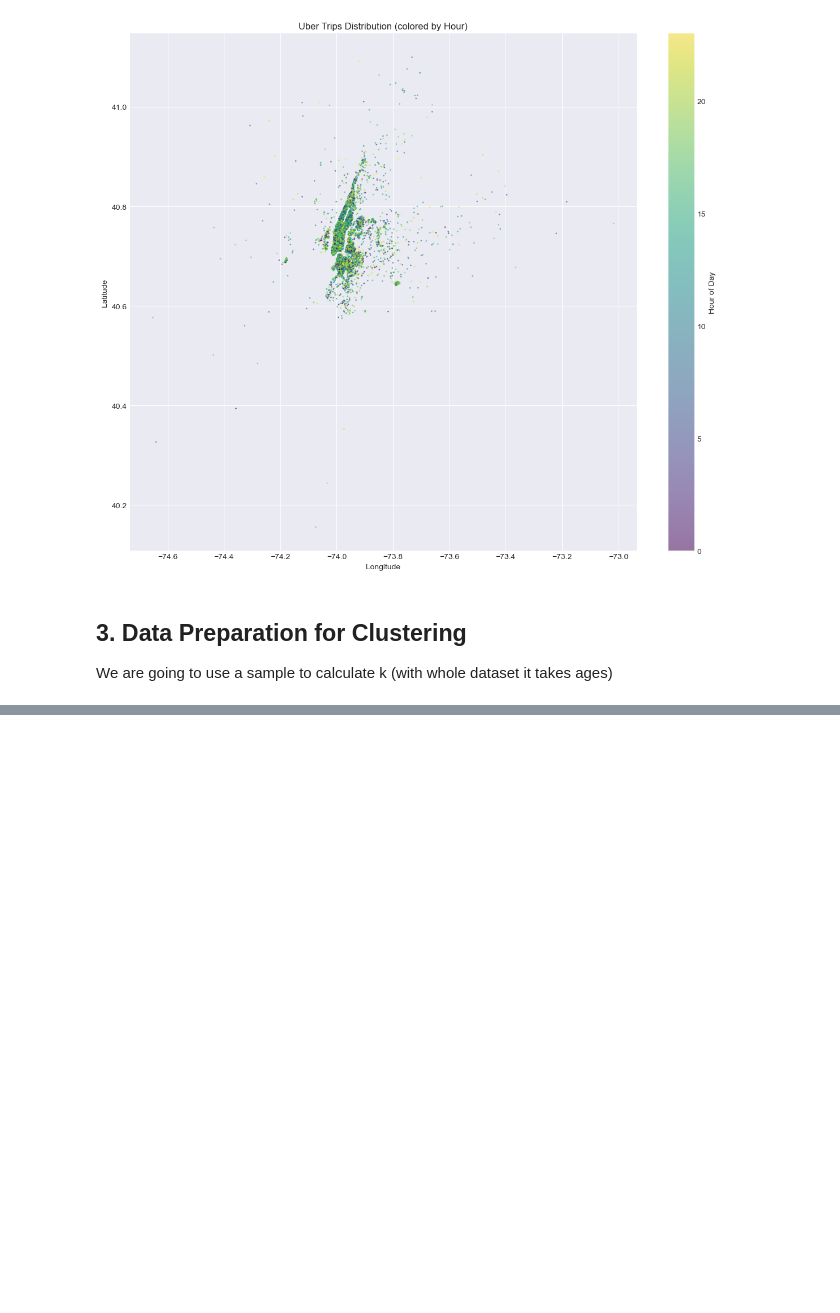
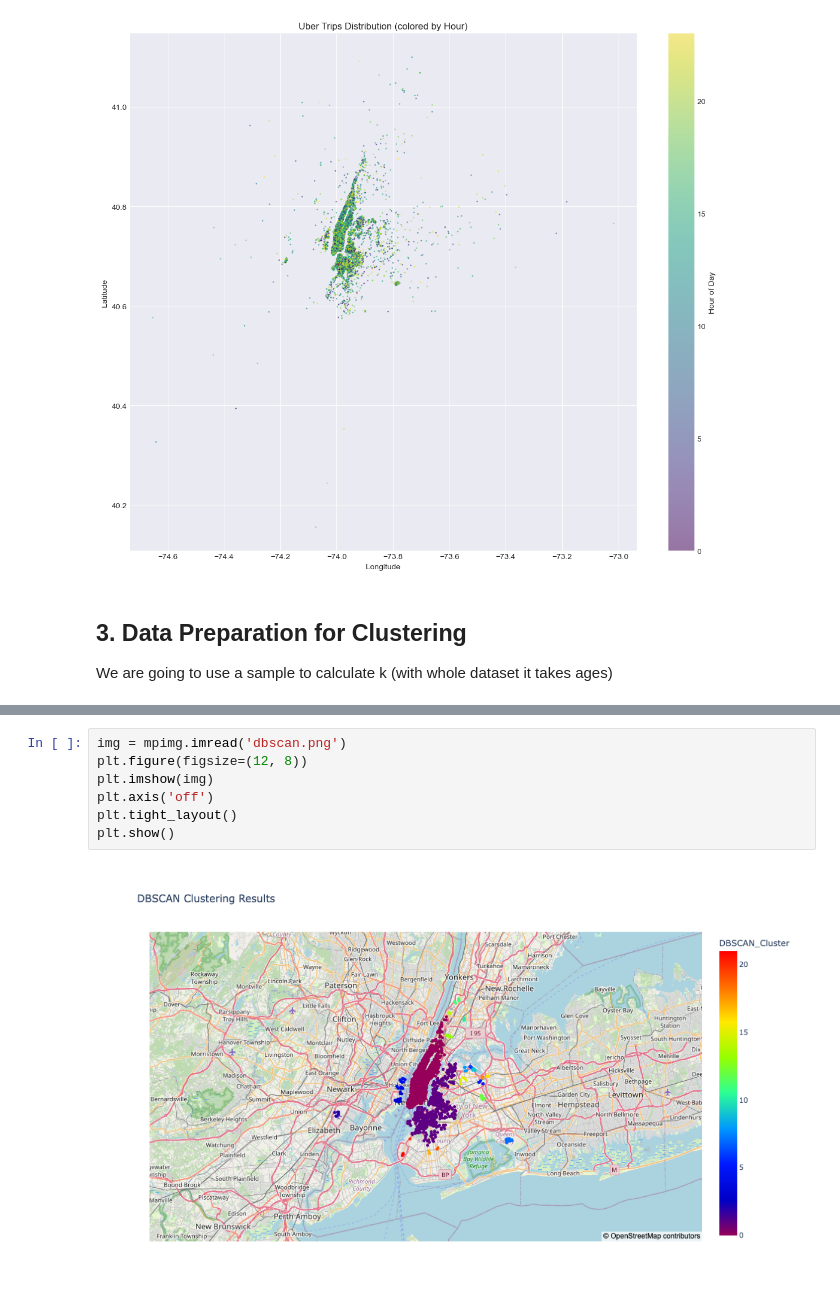
Before and after one commit to semeniuk4/unsupervised-learning-uber-data, a Jupyter notebook: task.ipynb, the cells around one changed output, grey strips where cells are left out. Saved outputs shown, nothing was run; the diff lists cells and outputs as text; blank space fills up the shorter version.

```diff
--- a/task.ipynb
+++ b/task.ipynb
@@ -402,0 +374,9 @@ plt.show()
+# %%
+img = mpimg.imread('dbscan.png')
+plt.figure(figsize=(12, 8))
+plt.imshow(img)
+plt.axis('off')
+plt.tight_layout()
+plt.show()
+# %% [output]
+[figure, added]
```
Also changed, not shown: parts of 43 cells of this notebook, 2 other files.
